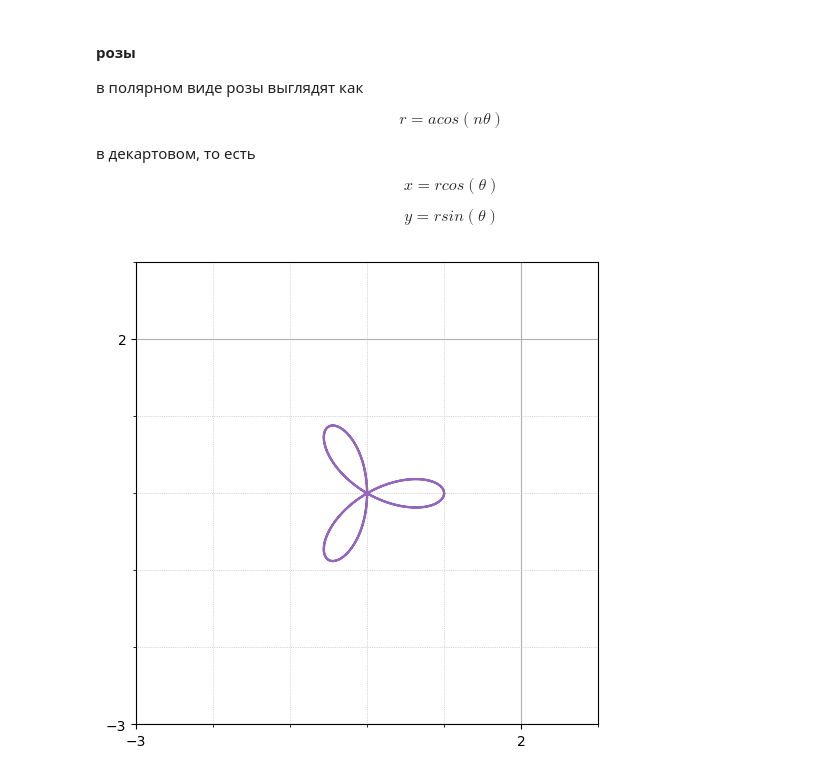
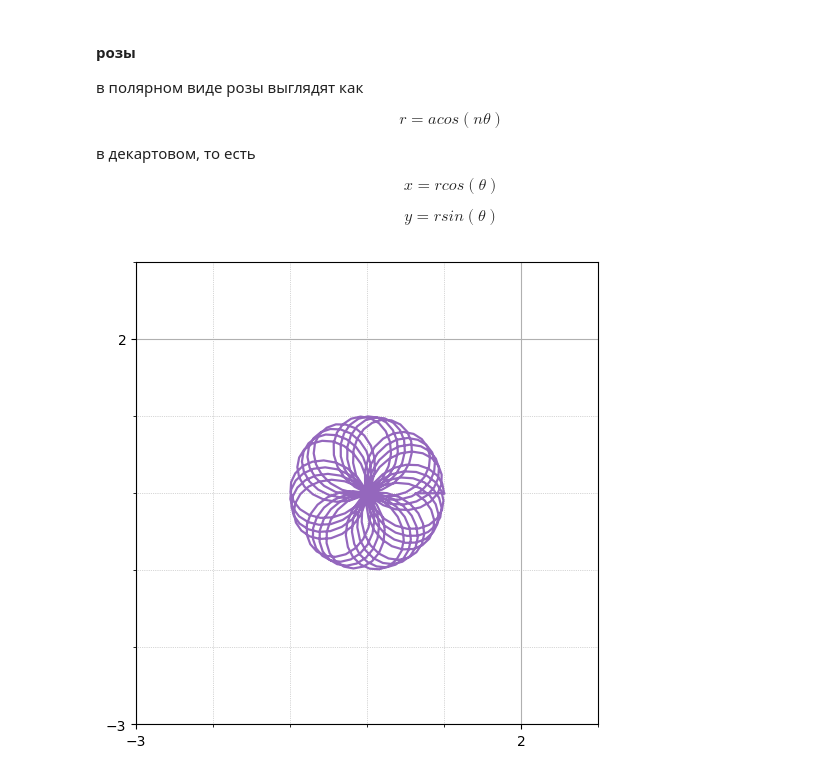
Before and after one commit to mikedegeofroy/itmo-computational-geometry, a Jupyter notebook: lab2/lab2.ipynb, the cells around one changed output. Saved outputs shown, nothing was run; the diff lists cells and outputs as text; code cells hidden in the pictures.

```diff
--- a/lab2/lab2.ipynb
+++ b/lab2/lab2.ipynb
@@ -361,20 +363,20 @@ $$ x = r cos(\theta) $$
 
 $$ y = r sin(\theta) $$
 # %%
-theta = np.linspace(0, 2 * np.pi, 500)
-r_rose = np.cos(3 * theta)
+theta = np.linspace(0, 20 * np.pi, 500)
+r_rose = np.cos(np.sqrt(2) * theta)
 
 x_rose = r_rose * np.cos(theta)
 y_rose = r_rose * np.sin(theta)
 rose = np.column_stack((x_rose, y_rose, np.ones_like(theta)))
 
 plot(
     (rose, {"color": "tab:purple"}),
     with_points=False,
     lim=3,
 )
 # %% [output]
-[figure, old version]
+[figure, new version]
 # %%
 
 # Choose a point theta0 on the rose
```
Also changed, not shown: parts of 5 cells of this notebook, 4 other files.
